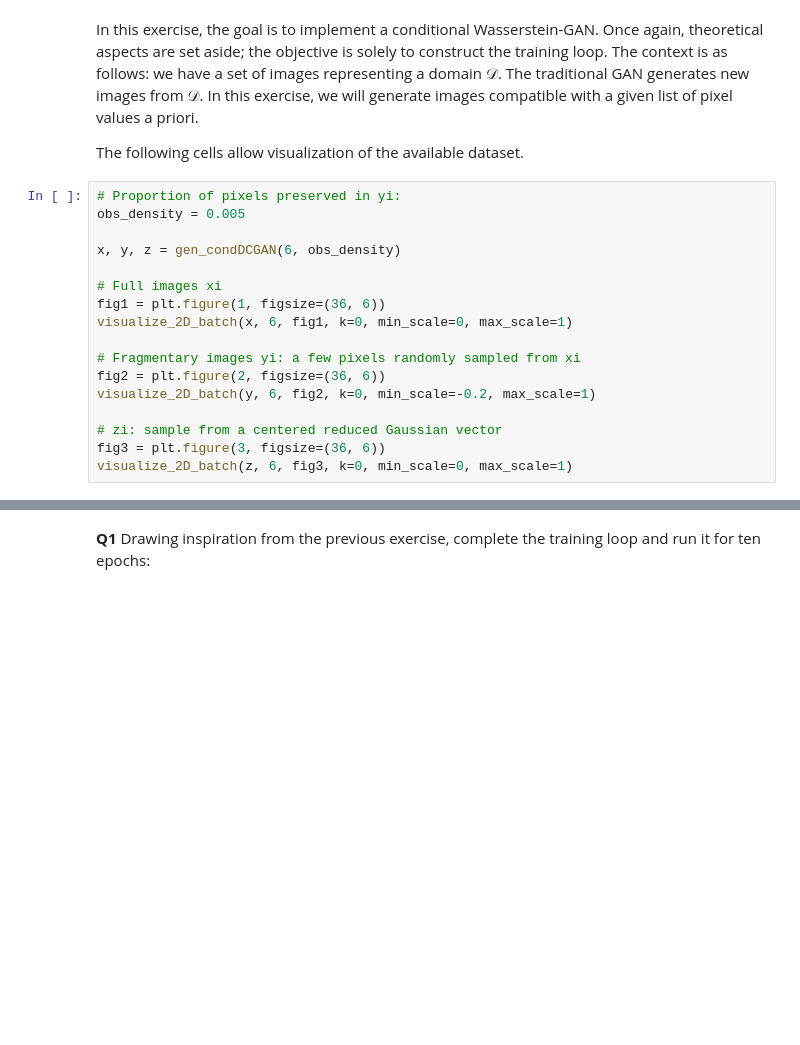
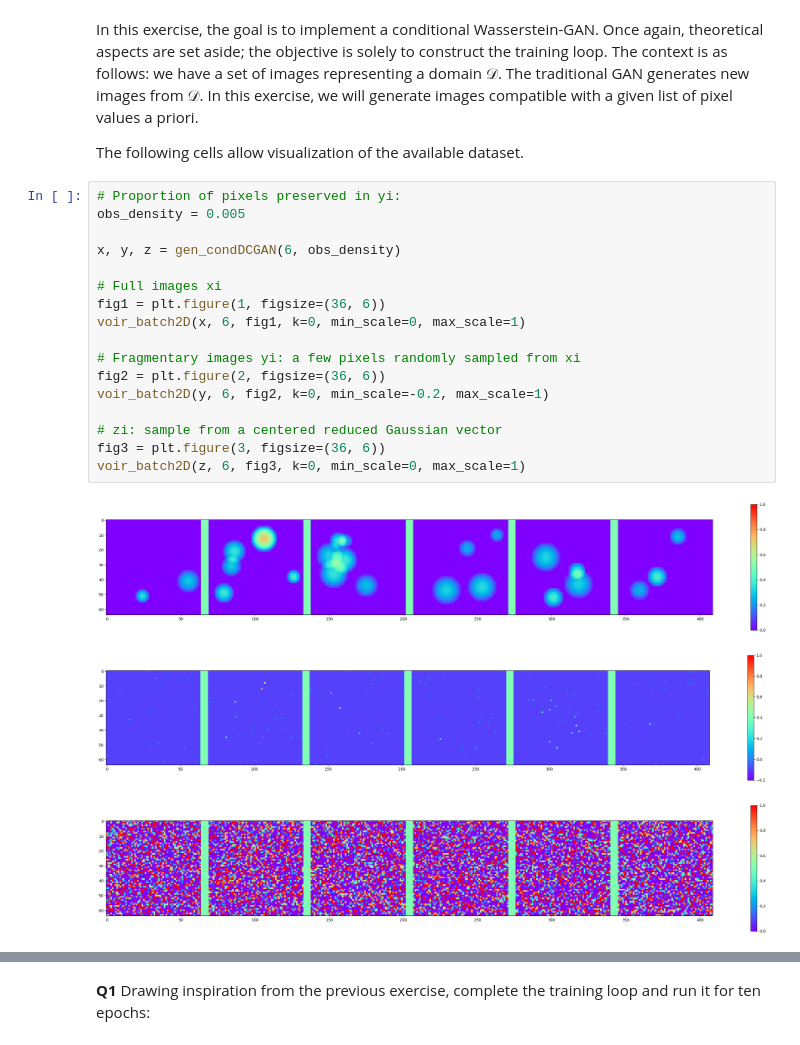
Before and after one commit to jramassa/ml-student, a Jupyter notebook: TP5/TP5_part2.ipynb, the cells around one changed output, grey strips where cells are left out. Drawn from its saved outputs; the diff is of its cells as text; blank space fills up the shorter version.

```diff
--- a/TP5/TP5_part2.ipynb
+++ b/TP5/TP5_part2.ipynb
@@ -708,17 +725,21 @@ The following cells allow visualization of the available dataset.
 # %%
 # Proportion of pixels preserved in yi:
 obs_density = 0.005
 
 x, y, z = gen_condDCGAN(6, obs_density)
 
 # Full images xi
 fig1 = plt.figure(1, figsize=(36, 6))
-visualize_2D_batch(x, 6, fig1, k=0, min_scale=0, max_scale=1)
+voir_batch2D(x, 6, fig1, k=0, min_scale=0, max_scale=1)
 
 # Fragmentary images yi: a few pixels randomly sampled from xi
 fig2 = plt.figure(2, figsize=(36, 6))
-visualize_2D_batch(y, 6, fig2, k=0, min_scale=-0.2, max_scale=1)
+voir_batch2D(y, 6, fig2, k=0, min_scale=-0.2, max_scale=1)
 
 # zi: sample from a centered reduced Gaussian vector
 fig3 = plt.figure(3, figsize=(36, 6))
-visualize_2D_batch(z, 6, fig3, k=0, min_scale=0, max_scale=1)
+voir_batch2D(z, 6, fig3, k=0, min_scale=0, max_scale=1)
+# %% [output]
+[figure, added]
+[figure, added]
+[figure, added]
```
Also changed, not shown: parts of 18 cells of this notebook.
